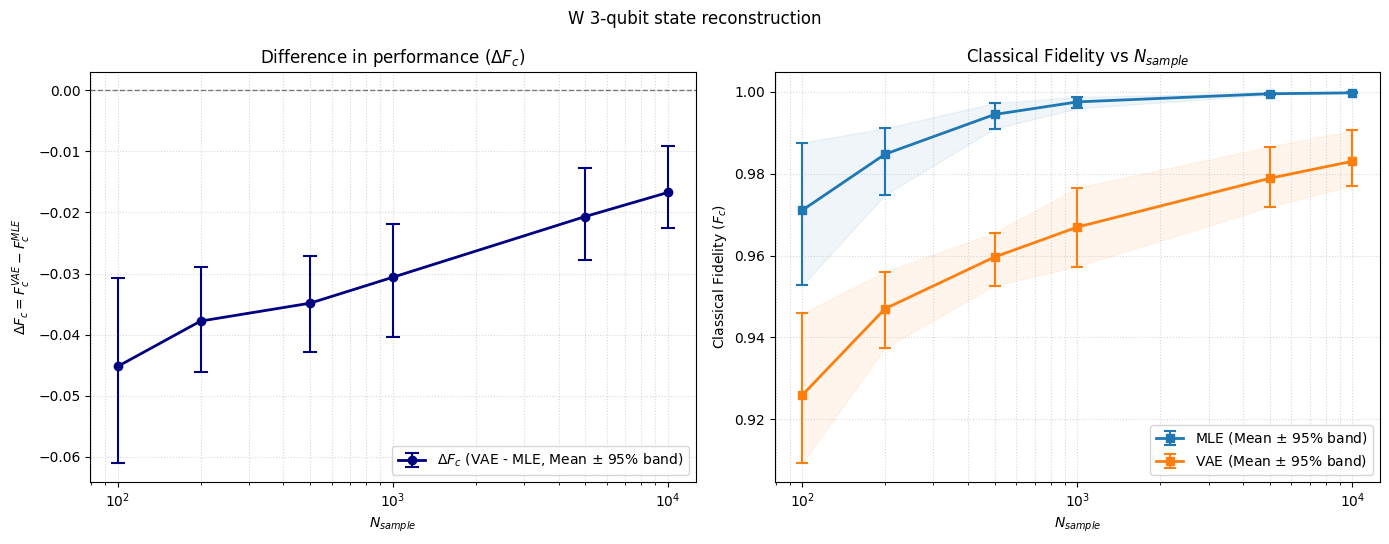
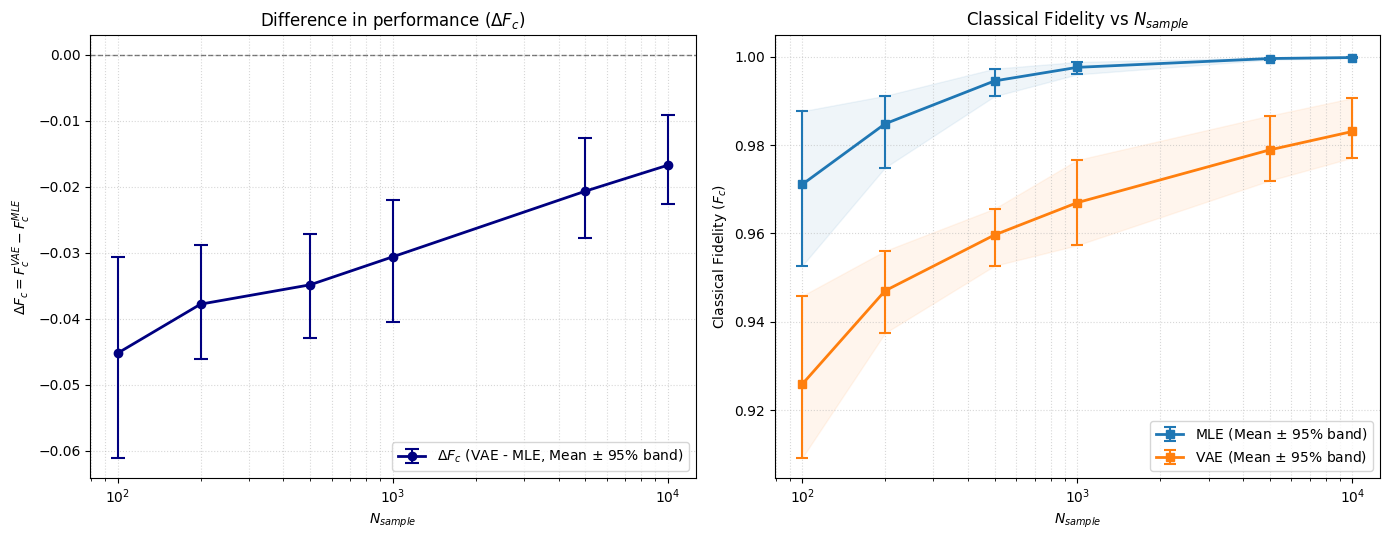
The change to this notebook cell's code, shown as a diff; its figure went from the first image to the second:
--- before
+++ after
@@ -10,4 +10,5 @@
 
 fig, (ax1, ax2) = plt.subplots(1, 2, figsize=(14, 5.5))
+# fig, ax2 = plt.subplots(figsize=(8, 5))
 
 
@@ -66,5 +67,5 @@
 
 # -- titles --
-fig.suptitle("W 3-qubit state reconstruction", y=0.98)
+# fig.suptitle("W 3-qubit state reconstruction", y=0.98)
 ax1.set_title("Difference in performance ($\\Delta F_c$)") #[2.5% - 97.5% percentile band]
 ax2.set_title("Classical Fidelity vs $N_{sample}$")
@@ -74,5 +75,5 @@
 
 # -- save fig --
-fig.savefig(FIGS_DIR / 'Comp_w3_fidelity.svg', bbox_inches='tight')
+# fig.savefig(FIGS_DIR / 'Comp_w3_fidelity.svg', bbox_inches='tight')
 
 plt.show()

Commit: remove plot titles, file cleaning